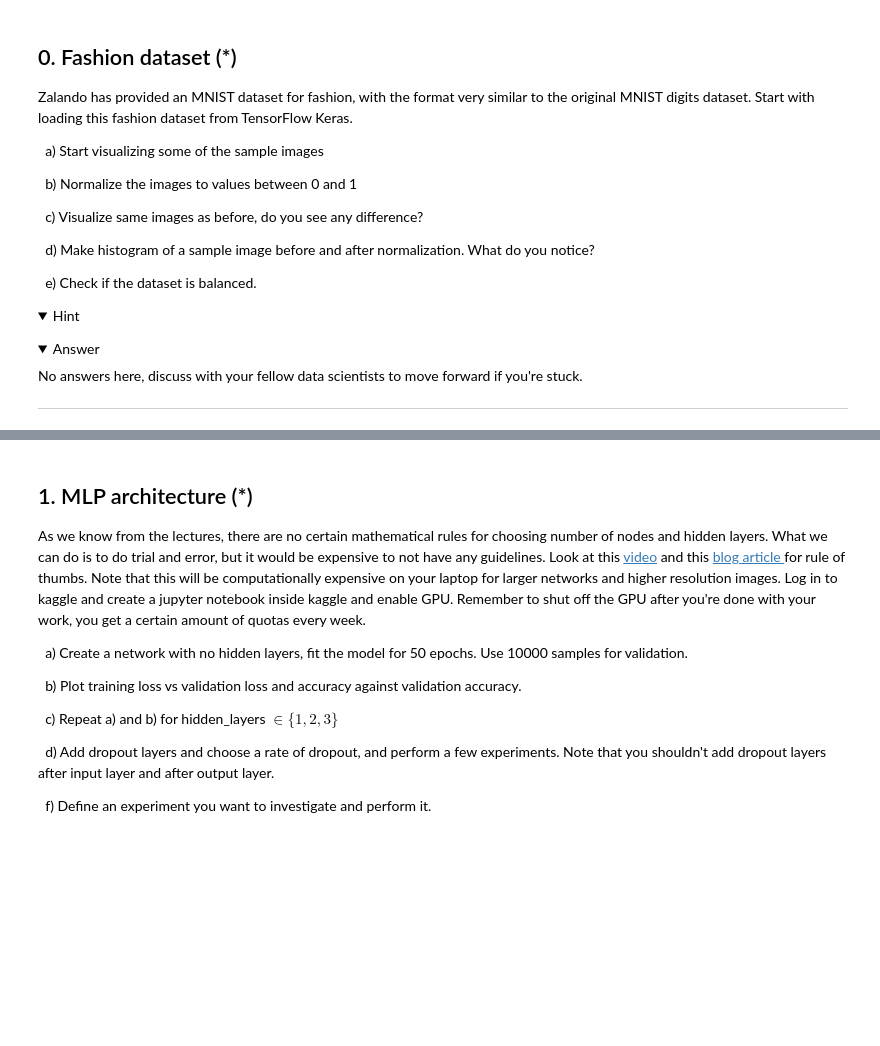
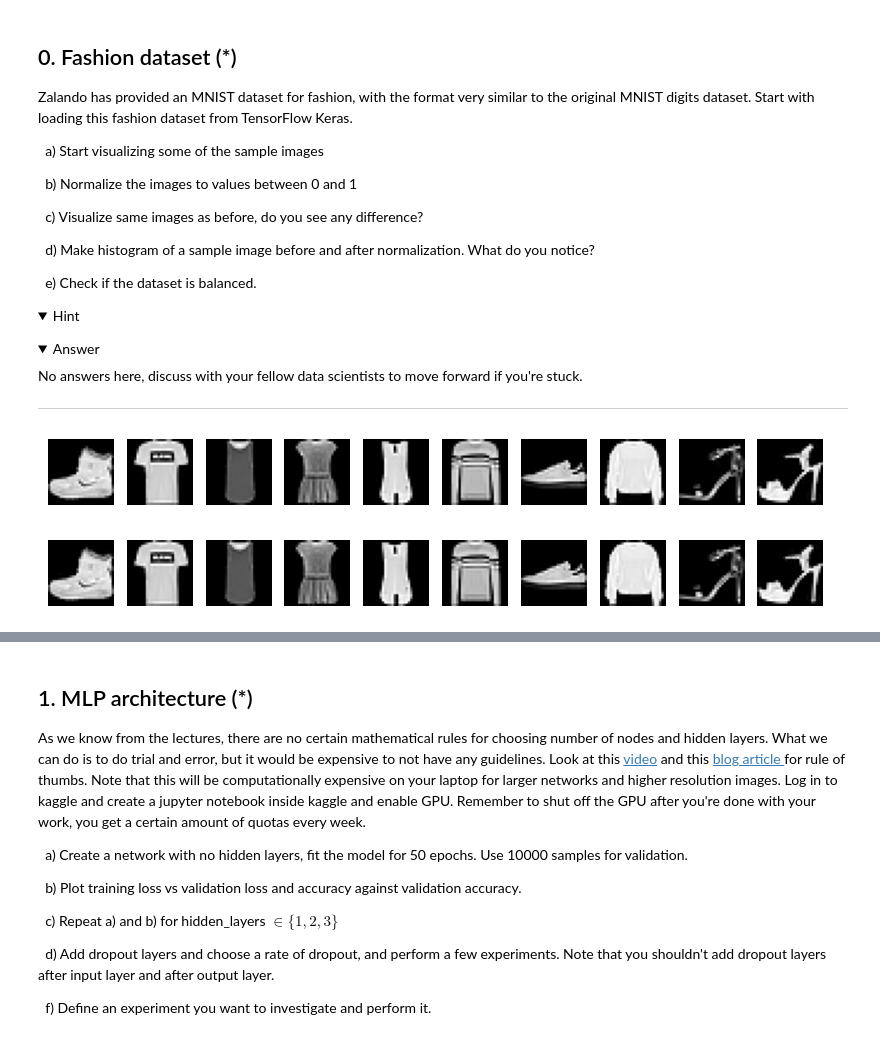
Before and after one commit to nabil0n/DeepLearning, a Jupyter notebook: exercises/E1-MLP_image_classification.ipynb, the cells around one changed output, grey strips where cells are left out. Drawn from its saved outputs; the diff is of its cells as text; code cells hidden in the pictures; folded sections open; blank space fills up the shorter version.

```diff
--- a/exercises/E1-MLP_image_classification.ipynb
+++ b/exercises/E1-MLP_image_classification.ipynb
@@ -20,3 +26,5 @@ The number of stars (\*), (\*\*), (\*\*\*) denotes the difficulty level of the t
+# %%
+(X_train, y_train), (X_test, y_test) = keras.datasets.fashion_mnist.load_data()
 # %% [markdown]
 ## 0. Fashion dataset (*)
 
@@ -48,3 +56,19 @@ No answers here, discuss with your fellow data scientists to move forward if you
 </details>
 
 ---
+# %%
+# a)
+fig, ax = plt.subplots(1, 10, figsize=(10, 1))
+for i in range(10):
+    ax[i].imshow(X_train[i], cmap='gray')
+    ax[i].axis('off')
+# %% [output]
+[figure, added]
+# %%
+# b och c) ingen skillnad då normaliseringen inte har förändrat sambandet mellan värdena
+fig, ax = plt.subplots(1, 10, figsize=(10, 1))
+for i in range(10):
+    ax[i].imshow((X_train[i]/255), cmap='gray')
+    ax[i].axis('off')
+# %% [output]
+[figure, added]
```
Also changed, not shown: parts of 12 cells of this notebook, 5 other files.
